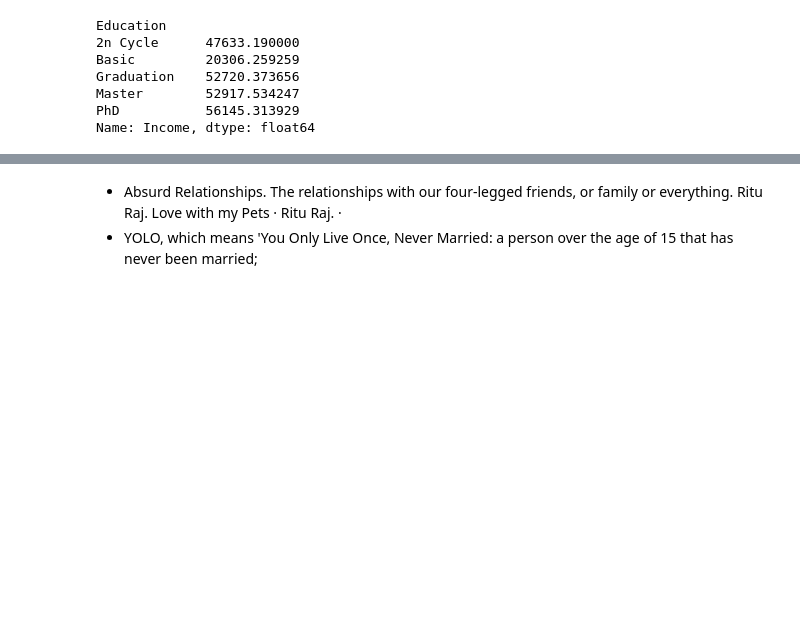
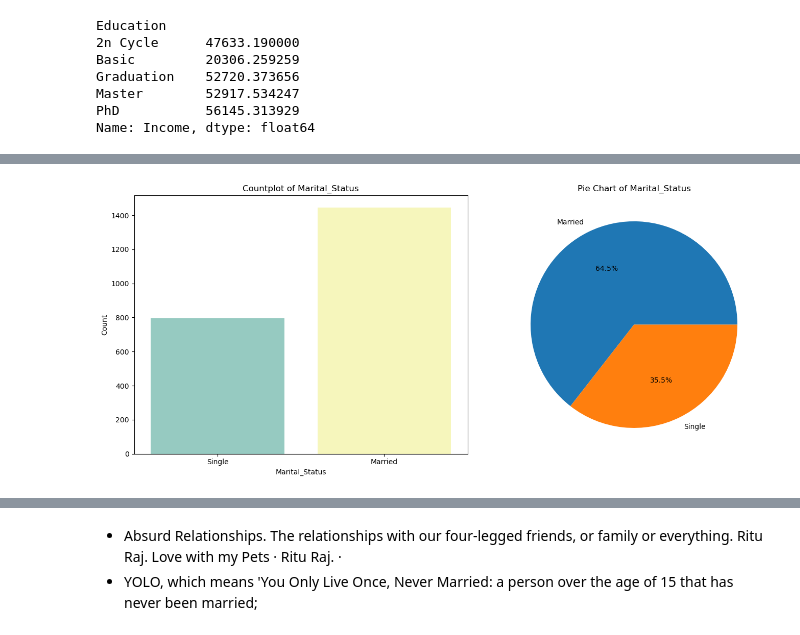
Before and after one commit to vijaycross/Customer-Personality-Analysis, a Jupyter notebook: Week 1 - EDA.ipynb, the cells around one changed output, grey strips where cells are left out. Saved outputs shown, nothing was run; the diff lists cells and outputs as text; code cells hidden in the pictures; blank space fills up the shorter version.

```diff
--- a/Week 1.ipynb
+++ b/Week 1 - EDA.ipynb
@@ -304,0 +377,4 @@ plt.show()
+# %%
+# Replace values in the "Marital_Status" column with more meaningful categories
+df["Marital_Status"] = df["Marital_Status"].replace({"Married":"Married", "Together":"Married", "Single":"Single", "Absurd":"Single", "Widow":"Single", "YOLO":"Single", "Divorced":"Single", "Alone":"Single",})
+df.head()
@@ -304,0 +388,20 @@ plt.show()
+# %%
+# Create subplots
+fig, axes = plt.subplots(1, 2, figsize=(14, 6))
+
+# Create countplot
+sns.countplot(x="Marital_Status", data=df, palette="Set3", ax=axes[0])
+axes[0].grid(alpha=0.3)
+axes[0].set_title('Countplot of Marital_Status')
+axes[0].set_xlabel('Marital_Status')
+axes[0].set_ylabel('Count')
+
+# Create pie chart
+df['Marital_Status'].value_counts().plot(kind='pie', autopct='%1.1f%%', ax=axes[1])
+axes[1].set_title('Pie Chart of Marital_Status')
+axes[1].set_ylabel('')
+
+plt.tight_layout()
+plt.show()
+# %% [output]
+[figure, added]
```
Also changed, not shown: parts of 31 cells of this notebook.
